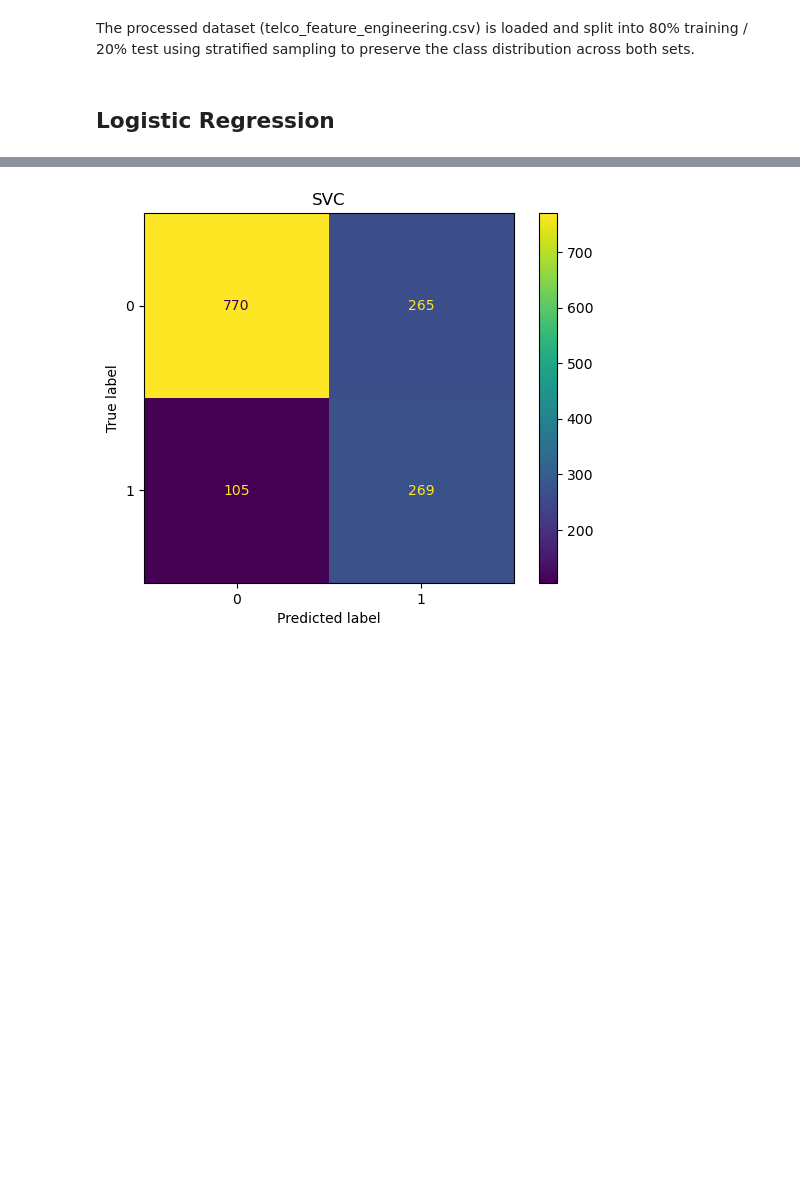
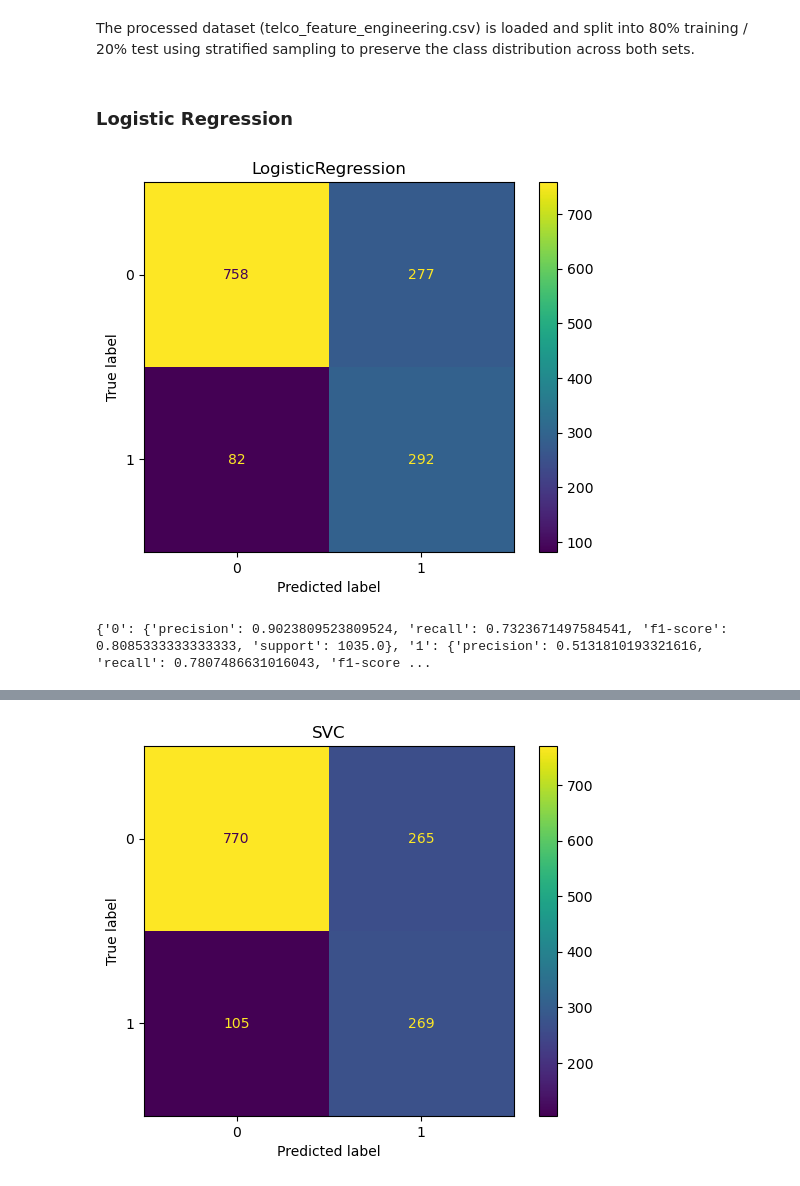
Before and after one commit to anarmsilva10/customer_churn, a Jupyter notebook: notebooks/04_models.ipynb, the cells around one changed output, grey strips where cells are left out. Cells and saved outputs as stored; diff of their text form; code cells hidden in the pictures; blank space fills up the shorter version.

Commit message:
updating Logistic Regression and XGBoost models with feature engineering

```diff
--- a/notebooks/04_models.ipynb
+++ b/notebooks/04_models.ipynb
@@ -228,4 +228,11 @@ X_train, X_test, y_train, y_test = split_dataset(df)
 # %% [markdown]
 The processed dataset (telco_feature_engineering.csv) is loaded and split into 80% training / 20% test using stratified sampling to preserve the class distribution across both sets.
 # %% [markdown]
-## Logistic Regression
+### Logistic Regression
+# %%
+baseline_model, report = logistic_regression.model_baseline(X_train, X_test, y_train, y_test)
+
+print(report)
+# %% [output]
+[figure, added]
+{'0': {'precision': 0.9023809523809524, 'recall': 0.7323671497584541, 'f1-score': 0.8085333333333333, 'support': 1035.0}, '1': {'precision': 0.5131810193321616, 'recall': 0.7807486631016043, 'f1-score ...
```
Also changed, not shown: parts of 12 cells of this notebook, 2 other files.
